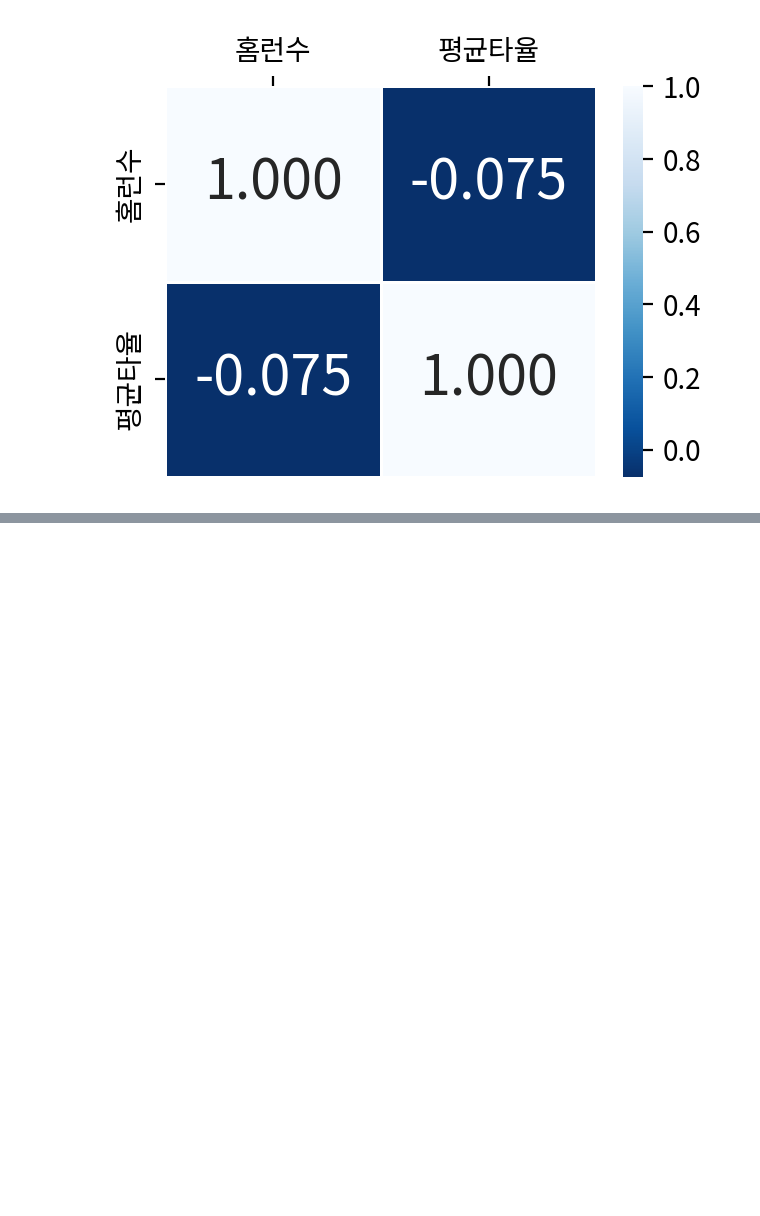
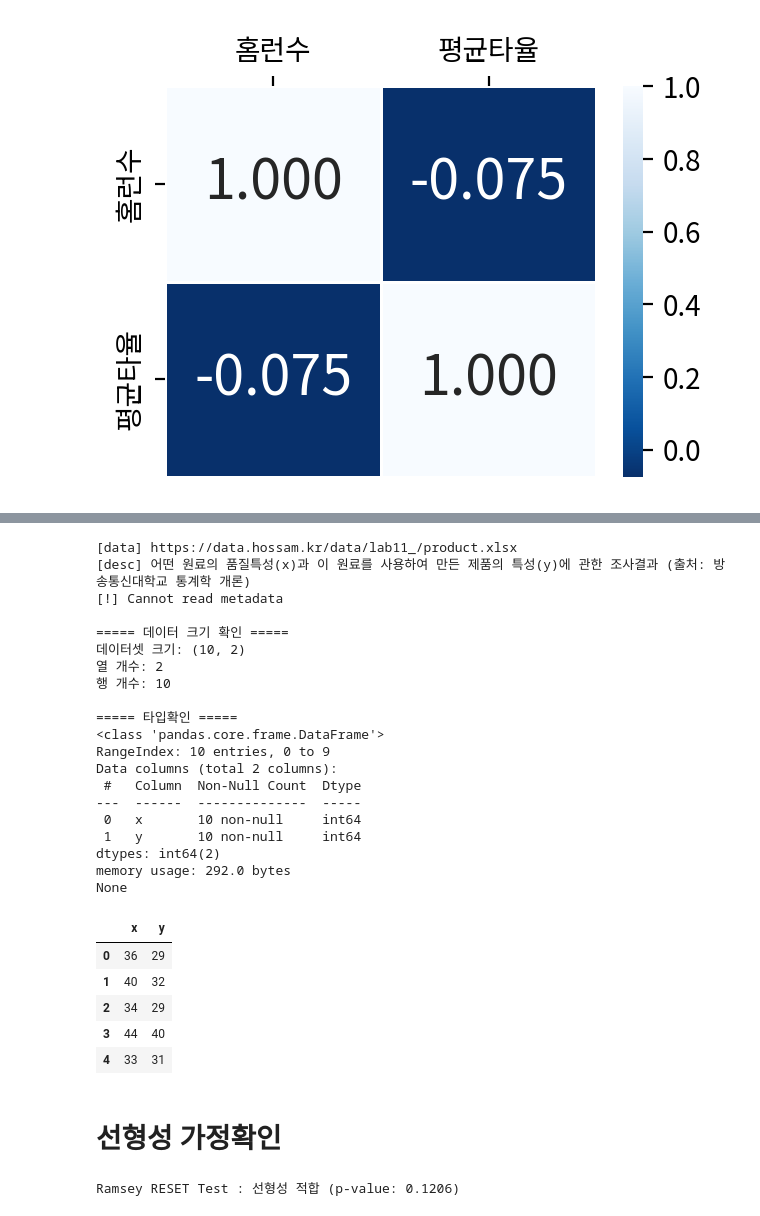
Before and after one commit to jyhong0207-netizen/python-study, a Jupyter notebook: DATA ANALYSIS BASIC/11-4.상관분석 연습문제 풀이.ipynb, the cells around one changed output, grey strips where cells are left out. Saved outputs shown, nothing was run; the diff lists cells and outputs as text; code cells hidden in the pictures; blank space fills up the shorter version.

```diff
--- a/DATA ANALYSIS BASIC/11-4.상관분석 연습문제 풀이.ipynb
+++ b/DATA ANALYSIS BASIC/11-4.상관분석 연습문제 풀이.ipynb
@@ -188,0 +195,56 @@ plt.close()
+# %%
+origin = load_data('product')
+print("\n===== 데이터 크기 확인 =====")
+print(f"데이터셋 크기: {origin.shape}")
+print(f"열 개수: {origin.shape[1]}")
+print(f"행 개수: {origin.shape[0]}")
+
+print("\n===== 타입확인 =====")
+print(origin.info())
+
+origin.head()
+# %% [output]
+[data] https://data.hossam.kr/data/lab11_/product.xlsx
+[desc] 어떤 원료의 품질특성(x)과 이 원료를 사용하여 만든 제품의 특성(y)에 관한 조사결과 (출처: 방송통신대학교 통계학 개론)
+[!] Cannot read metadata
+
+===== 데이터 크기 확인 =====
+데이터셋 크기: (10, 2)
+열 개수: 2
+행 개수: 10
+
+===== 타입확인 =====
+<class 'pandas.core.frame.DataFrame'>
+RangeIndex: 10 entries, 0 to 9
+Data columns (total 2 columns):
+ #   Column  Non-Null Count  Dtype
+---  ------  --------------  -----
+ 0   x       10 non-null     int64
+ 1   y       10 non-null     int64
+dtypes: int64(2)
+memory usage: 292.0 bytes
+None
+|  | x | y |
+| 0 | 36 | 29 |
+| 1 | 40 | 32 |
+| 2 | 34 | 29 |
+| 3 | 44 | 40 |
+| 4 | 33 | 31 |
+# %% [markdown]
+# 선형성 가정확인
+# %%
+xname = 'x'
+yname = 'y'
+x = origin[xname]
+y = origin[yname]
+
+X=sm.add_constant(x)
+model = sm.OLS(y, X).fit()
+reset = linear_reset(model, power=2, use_f=True)
+
+#선형성 적합 여부
+linearity_ok = reset.pvalue>0.05
+
+print(f"Ramsey RESET Test : {'선형성 적합' if linearity_ok else '선형성 위반'} (p-value: {reset.pvalue:.4f})")
+# %% [output]
+Ramsey RESET Test : 선형성 적합 (p-value: 0.1206)
```
Also changed, not shown: parts of 8 cells of this notebook, 2 other files.
